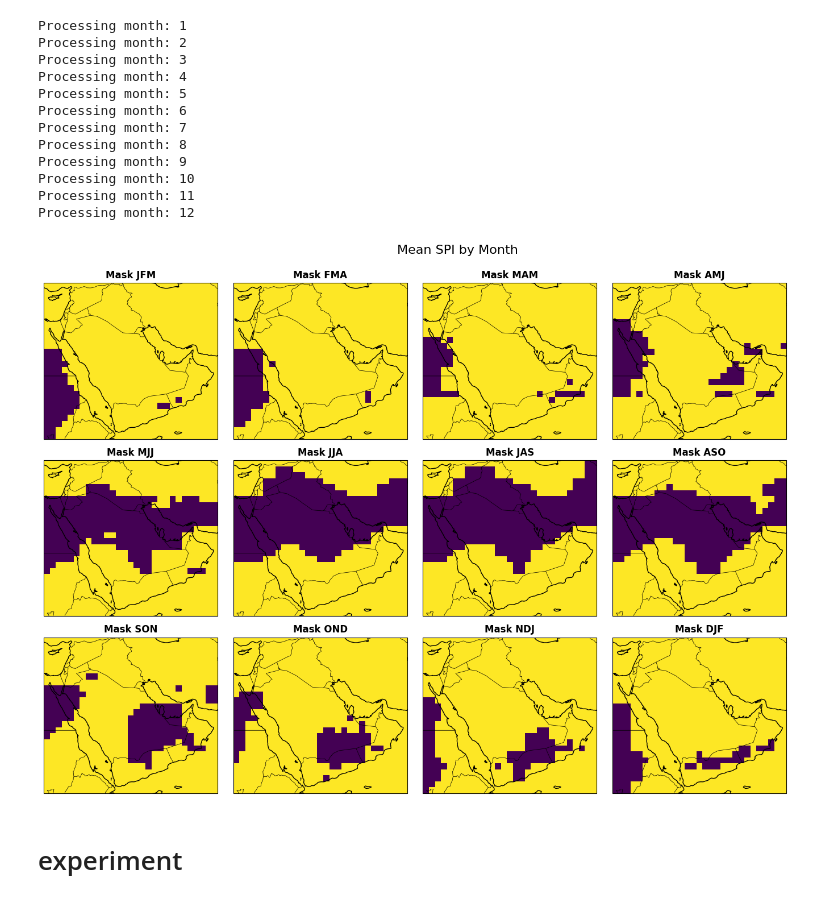
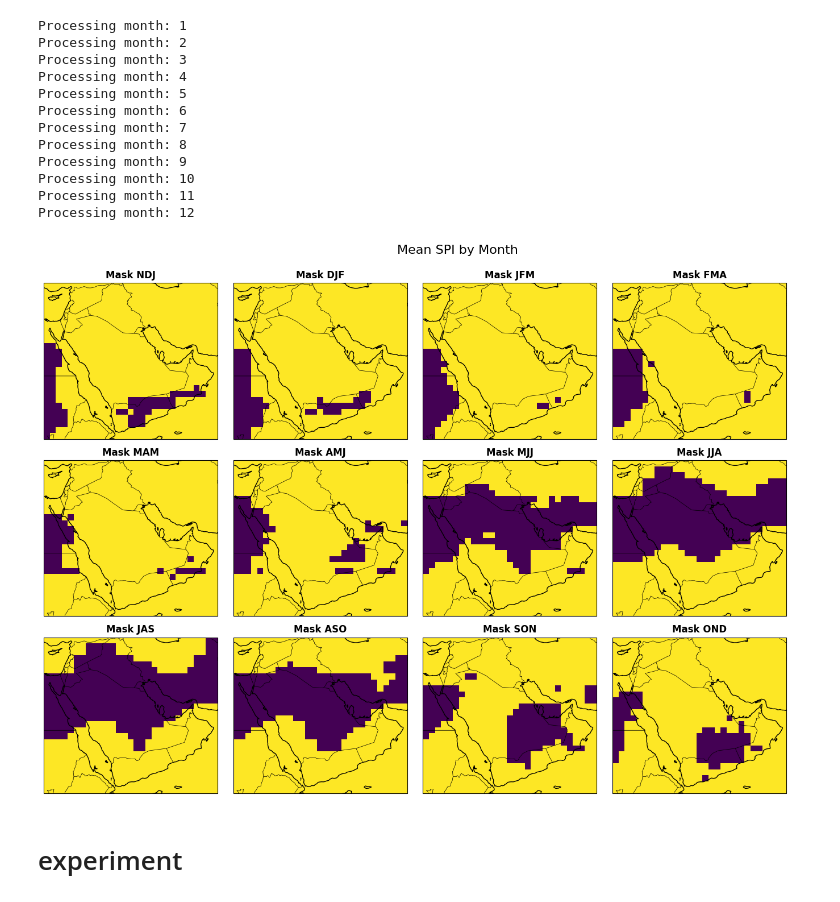
Before and after one commit to emileDesmaili/KAUSTgithub, a Jupyter notebook: custom_spi_3m_CMAP_1x1.ipynb, the cells around one changed output. Drawn from its saved outputs; the diff is of its cells as text; code cells hidden in the pictures.

```diff
--- a/custom_spi_3m_CMAP_1x1.ipynb
+++ b/custom_spi_3m_CMAP_1x1.ipynb
@@ -61,7 +61,7 @@ data_regrid.mean(dim='T').precip.plot()
 [figure]
 # %%
 #create variable that is the rolling sum of the next 3 months
-data_regrid['rolling_sum'] = data_regrid['precip'] + data_regrid['precip'].shift(T=-1) + data_regrid['precip'].shift(T=-2)
+data_regrid['rolling_sum'] = data_regrid['precip'] + data_regrid['precip'].shift(T=1) + data_regrid['precip'].shift(T=2)
 data_regrid = data_regrid.dropna(dim='T')
 # %%
 #count the number of negative values
@@ -155,35 +155,35 @@ axes = axes.flatten()
 for i, (month, ax) in enumerate(zip(spi_monthly_means.month.values, axes)):
     ax.coastlines()
     ax.add_feature(cfeature.BORDERS, linewidth=0.5)
     ax.add_feature(cfeature.STATES, linewidth=0.3)
 
     # Plot mean SPI for the current month
     spi_monthly_means.sel(month=month).plot(
         ax=ax,
         transform=proj,
         #levels = [-2,-1.5,-1,-0.5,0,0.5,1,1.5,2],
         #cmap='BrBG',
         add_colorbar=False,  # Disable individual colorbars
     )
-    month_strings = ['JFM', 'FMA', 'MAM', 'AMJ', 'MJJ', 'JJA', 'JAS', 'ASO', 'SON', 'OND', 'NDJ', 'DJF']
+    month_strings = ['NDJ', 'DJF', 'JFM', 'FMA', 'MAM', 'AMJ', 'MJJ', 'JJA', 'JAS', 'ASO', 'SON', 'OND']
     ax.set_title(f'Mask {month_strings[i]}', fontsize=12, fontweight='bold')
 
 # # Add a shared colorbar
 # cbar_ax = fig.add_axes([0.92, 0.15, 0.02, 0.7])  # [left, bottom, width, height]
 # plt.colorbar(
 #     axes[0].collections[0],  # Use the first plot's QuadMesh for the colorbar
 #     cax=cbar_ax,
 #     label='SPI'
 # )
 
 # Adjust layout and add a title
 fig.tight_layout(rect=[0, 0, 0.9, 0.95])  # Make room for the shared colorbar
 plt.suptitle('Mean SPI by Month', fontsize=16)
 
 # Show the plot
 plt.show()
 # %% [output]
-[figure, old version]
+[figure, new version]
 # %%
 save = True
 if save:
```
Also changed, not shown: 1 other file.
